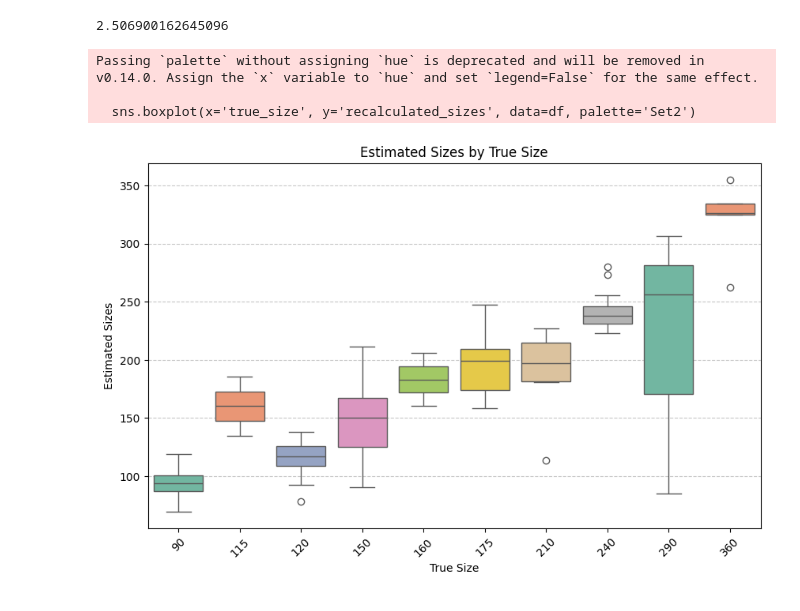
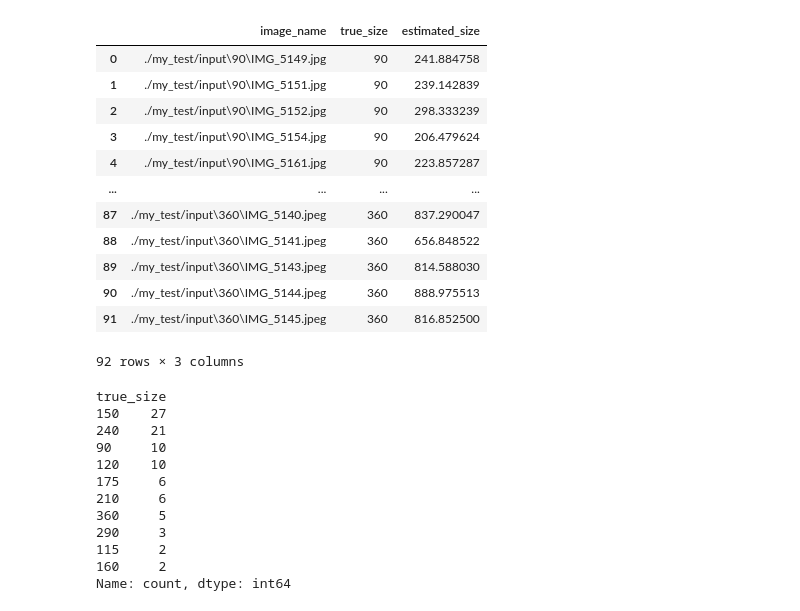
Before and after one commit to kevisam/Thesis, a Jupyter notebook: ThesisCode/DepthSensing/metric_depth/Results/Results.ipynb, the cells around one changed output. Saved outputs shown, nothing was run; the diff lists cells and outputs as text; code cells hidden in the pictures.

```diff
--- a/ThesisCode/DepthSensing/metric_depth/Results/Results.ipynb
+++ b/ThesisCode/DepthSensing/metric_depth/Results/Results.ipynb
@@ -1,42 +1,46 @@
 # %%
 import seaborn as sns
 import matplotlib.pyplot as plt
+import numpy as np
 
 import pandas as pd
 import os
 
 # creating a data frame
 df = pd.read_table("C:/Users/Kevin/Desktop/Thesis/ThesisCode/DepthSensing/metric_depth/image_sizes.csv", delimiter =",")
 
 df['true_size'] = df['image_name'].apply(lambda x: int(os.path.basename(os.path.dirname(x))))
 
 df['estimated_size'] = df['estimated_size'].apply(lambda x: x * 100)
-df['size_ratio'] = df['estimated_size'] / df['true_size']
-
-df['recalculated_sizes'] = df['estimated_size'] / df['size_ratio'].mean()
-
-print(df['size_ratio'].mean())
-
 df
-
-std_by_true_size = df.groupby('true_size')['recalculated_sizes'].std()
-
-std_by_true_size
-
-# Assuming you have a DataFrame df with columns 'true_size' and 'recalculated_sizes'
-
-# Plot
-plt.figure(figsize=(10, 6))
-sns.boxplot(x='true_size', y='recalculated_sizes', data=df, palette='Set2')
-plt.xlabel('True Size')
-plt.ylabel('Estimated Sizes')
-plt.title('Estimated Sizes by True Size')
-plt.grid(axis='y', linestyle='--', alpha=0.7)
-plt.xticks(rotation=45)
-plt.show()
 # %% [output]
+|  | image_name | true_size | estimated_size |
+| 0 | ./my_test/input\90\IMG_5149.jpg | 90 | 241.884758 |
+| 1 | ./my_test/input\90\IMG_5151.jpg | 90 | 239.142839 |
+| 2 | ./my_test/input\90\IMG_5152.jpg | 90 | 298.333239 |
+| 3 | ./my_test/input\90\IMG_5154.jpg | 90 | 206.479624 |
+| 4 | ./my_test/input\90\IMG_5161.jpg | 90 | 223.857287 |
+| ... | ... | ... | ... |
+| 87 | ./my_test/input\360\IMG_5140.jpeg | 360 | 837.290047 |
+| 88 | ./my_test/input\360\IMG_5141.jpeg | 360 | 656.848522 |
+| 89 | ./my_test/input\360\IMG_5143.jpeg | 360 | 814.588030 |
+| 90 | ./my_test/input\360\IMG_5144.jpeg | 360 | 888.975513 |
+| 91 | ./my_test/input\360\IMG_5145.jpeg | 360 | 816.852500 |
-2.506900162645096
+92 rows × 3 columns
-Passing `palette` without assigning `hue` is deprecated and will be removed in v0.14.0. Assign the `x` variable to `hue` and set `legend=False` for the same effect.
-
-  sns.boxplot(x='true_size', y='recalculated_sizes', data=df, palette='Set2')
-[figure, removed]
+# %%
+# Assuming df is your DataFrame containing the data
+counts_by_true_size = df['true_size'].value_counts()
+counts_by_true_size
+# %% [output]
+true_size
+150    27
+240    21
+90     10
+120    10
+175     6
+210     6
+360     5
+290     3
+115     2
+160     2
+Name: count, dtype: int64
```
Also changed, not shown: parts of 5 cells of this notebook.
